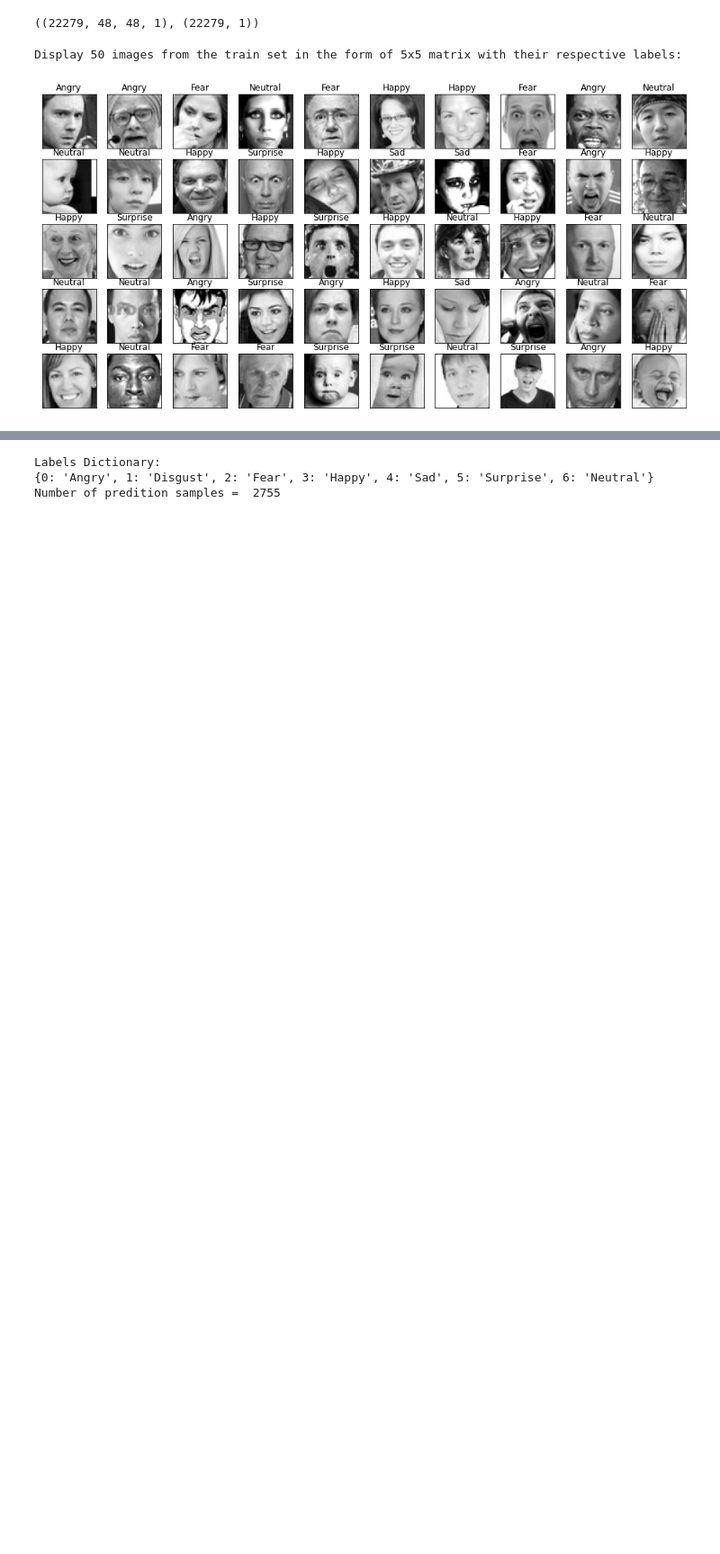
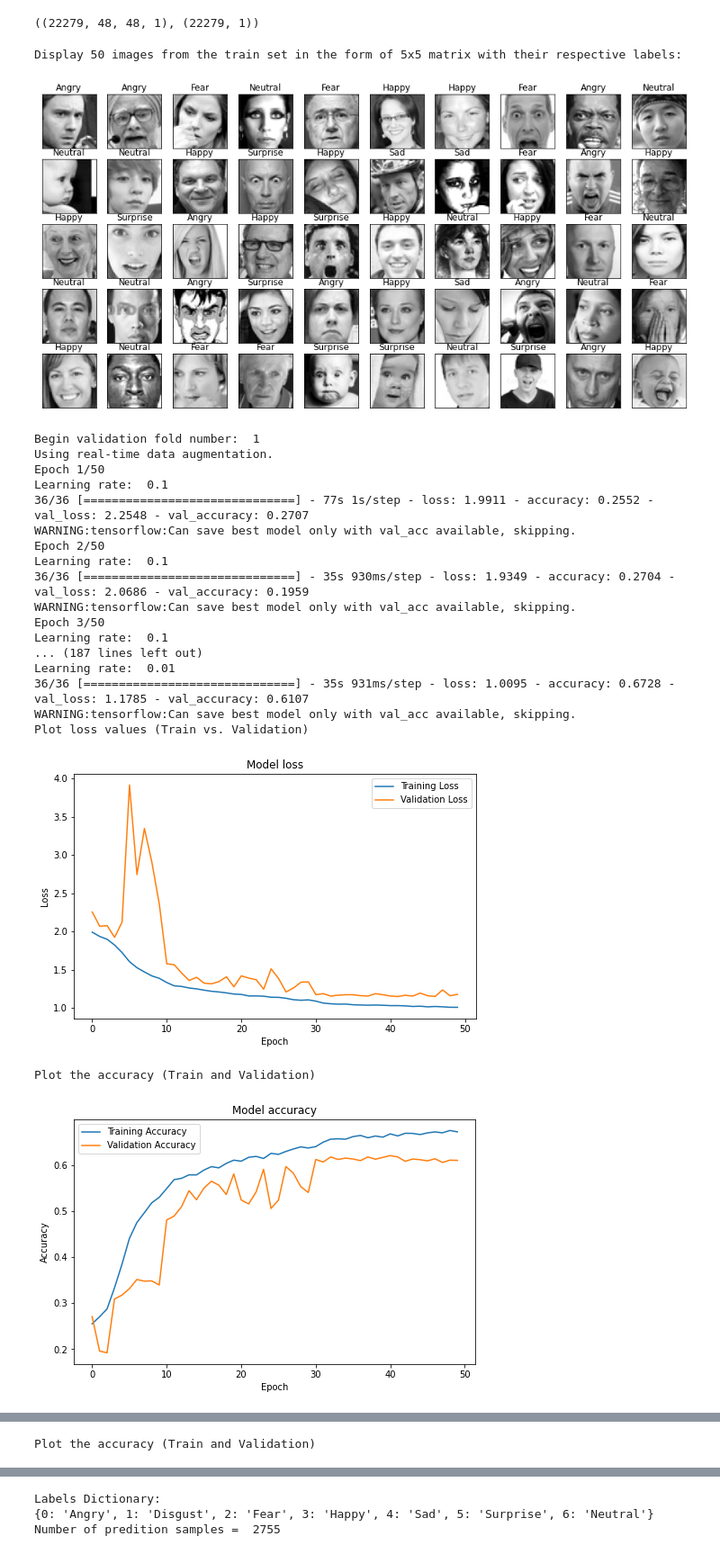
Before and after one commit to Tithra/Computer-Vision-DNN, a Jupyter notebook: FaceRecognition.v5.ipynb, the cells around one changed output, grey strips where cells are left out. Shown at 90% size. Saved outputs shown, nothing was run; the diff lists cells and outputs as text; code cells hidden in the pictures; blank space fills up the shorter version.

```diff
--- a/FaceRecognition.v5.ipynb
+++ b/FaceRecognition.v5.ipynb
@@ -446,7 +444,7 @@ y = np.concatenate((y, y_test), axis=0)
 x, x_test, y, y_test  = train_test_split(x_train, y_train, test_size= 0.1,shuffle=True, random_state=0)
 
 #x, y = pre_process(x, y)
-kfold = KFold(n_splits = 5, shuffle=True, random_state=2021)
+kfold = KFold(n_splits = 10, shuffle=True, random_state=2021)
 
 # Input image dimensions.
 input_shape = x.shape[1:]
@@ -485,6 +483,15 @@ def lr_schedule(epoch):
     print('Learning rate: ', lr)
     return lr
 
+# 1 cycle learning rate
+cbs = cb.OneCycleSchedulerCallback(cyc_iterations= 2 * 23 * math.ceil(len(x_train) / batch_size) + 1,
+                                      ramp_iterations=4 * math.ceil(len(x_train) / batch_size),
+                                      min_lr=0.01,
+                                      max_lr=0.1,
+                                      min_mom=0.8,
+                                      max_mom=0.95)
+
+
 lr_scheduler = LearningRateScheduler(lr_schedule)
 lr_reducer = ReduceLROnPlateau(factor=np.sqrt(0.1),
                                cooldown=0,
@@ -495,15 +502,7 @@ callbacks = [checkpoint, lr_reducer, lr_scheduler]
 
 folds = 1
 for train, val in kfold.split(x, y):
-  # 1 cycle learning rate
-  cbs = cb.OneCycleSchedulerCallback(cyc_iterations= 2 * 23 * math.ceil(len(x_train) / batch_size) + 1,
-                                       ramp_iterations=4 * math.ceil(len(x_train) / batch_size),
-                                       min_lr=0.01,
-                                       max_lr=0.1,
-                                       min_mom=0.8,
-                                       max_mom=0.95)
   print("Begin validation fold number: ", folds)
-  folds += 1
   # Run training, with or without data augmentation.
   if not data_augmentation:
       print('Not using data augmentation.')
@@ -543,30 +542,55 @@ for train, val in kfold.split(x, y):
           cval=0.,
           # randomly flip images
           horizontal_flip=True,
           # randomly flip images
           vertical_flip=False,
           # set rescaling factor (applied before any other transformation)
           rescale=None,
           # set function that will be applied on each input
           preprocessing_function=None,
           # image data format, either "channels_first" or "channels_last"
           data_format=None,
           # fraction of images reserved for validation (strictly between 0 and 1)
           validation_split=0.0)
 
       # Compute quantities required for featurewise normalization
       # (std, mean, and principal components if ZCA whitening is applied).
       datagen.fit(x[train])
 
       # Fit the model on the batches generated by datagen.flow().
       #history = model.fit_generator(datagen.flow(x_train, y_train, batch_size=batch_size),
       history = model.fit(datagen.flow(x[train], y[train], batch_size=batch_size),
                       validation_data=(x[val], y[val]),
                       epochs=epochs, verbose=1, workers=4,
                       callbacks=callbacks)
   # plot the training
+  folds += 1
   plot_model_history(history)
+  if (folds>5):
+    break
+
 
 # Score trained model.
 scores = model.evaluate(x_test, y_test)
 model.save('my_model.h5')
+# %% [output]
+Begin validation fold number:  1
+Using real-time data augmentation.
+Epoch 1/50
+Learning rate:  0.1
+36/36 [==============================] - 77s 1s/step - loss: 1.9911 - accuracy: 0.2552 - val_loss: 2.2548 - val_accuracy: 0.2707
+WARNING:tensorflow:Can save best model only with val_acc available, skipping.
+Epoch 2/50
+Learning rate:  0.1
+36/36 [==============================] - 35s 930ms/step - loss: 1.9349 - accuracy: 0.2704 - val_loss: 2.0686 - val_accuracy: 0.1959
+WARNING:tensorflow:Can save best model only with val_acc available, skipping.
+Epoch 3/50
+Learning rate:  0.1
+... (187 lines left out)
+Learning rate:  0.01
+36/36 [==============================] - 35s 931ms/step - loss: 1.0095 - accuracy: 0.6728 - val_loss: 1.1785 - val_accuracy: 0.6107
+WARNING:tensorflow:Can save best model only with val_acc available, skipping.
+Plot loss values (Train vs. Validation)
+[figure, added]
+Plot the accuracy (Train and Validation)
+[figure, added]
@@ -572,0 +615 @@ model.save('my_model.h5')
+Plot the accuracy (Train and Validation)
```
Also changed, not shown: parts of 3 cells of this notebook.
